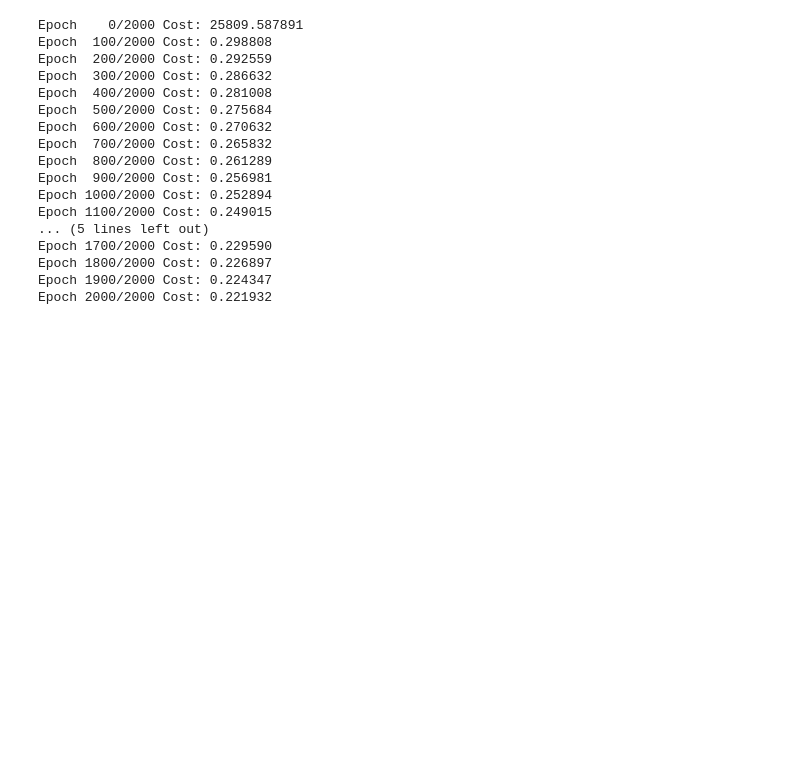
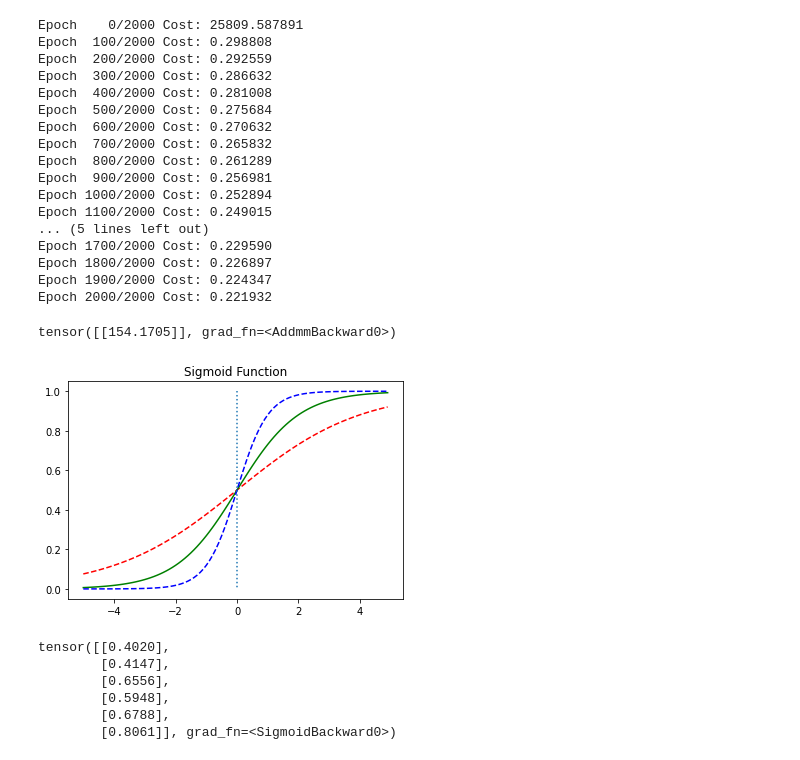
Before and after one commit to Bo-kyoung/AI-practices, a Jupyter notebook: Wikidocs_AI.ipynb, the cells around one changed output. Saved outputs shown, nothing was run; the diff lists cells and outputs as text; code cells hidden in the pictures; blank space fills up the shorter version.

```diff
--- a/Wikidocs_AI.ipynb
+++ b/Wikidocs_AI.ipynb
@@ -348,0 +384,6 @@ Epoch 2000/2000 Cost: 0.221932
+# %%
+new_var = torch.FloatTensor([[73,80,75]])
+pred_y = model(new_var)
+print(pred_y)
+# %% [output]
+tensor([[154.1705]], grad_fn=<AddmmBackward0>)
@@ -348,0 +434,46 @@ Epoch 2000/2000 Cost: 0.221932
+# %%
+
+import numpy as np
+import matplotlib.pyplot as plt
+
+def sigmoid(x):
+  return 1/(1+np.exp(-x))
+
+x = np.arange(-5.0, 5.0, 0.1)
+y1 = sigmoid(0.5*x)
+y2 = sigmoid(x)
+y3 = sigmoid(2*x)
+
+plt.plot(x, y1, 'r', linestyle='--') # W의 값이 0.5일때
+plt.plot(x, y2, 'g') # W의 값이 1일때
+plt.plot(x, y3, 'b', linestyle='--') # W의 값이 2일때
+plt.plot([0,0],[1.0,0.0], ':') # 가운데 점선 추가
+plt.title('Sigmoid Function')
+plt.show()
+# %% [output]
+[figure, added]
+# %%
+import torch
+import torch.nn as nn
+import torch.nn.functional as F
+import torch.optim as optim
+
+torch.manual_seed(1)
+x_data = [[1, 2], [2, 3], [3, 1], [4, 3], [5, 3], [6, 2]]
+y_data = [[0], [0], [0], [1], [1], [1]]
+x_train = torch.FloatTensor(x_data)
+y_train = torch.FloatTensor(y_data)
+
+model = nn.Sequential(
+
+    nn.Linear(2,1),
+    nn.Sigmoid()
+)
+model(x_train)
+# %% [output]
+tensor([[0.4020],
+        [0.4147],
+        [0.6556],
+        [0.5948],
+        [0.6788],
+        [0.8061]], grad_fn=<SigmoidBackward0>)
```
Also changed, not shown: parts of 14 cells of this notebook.
